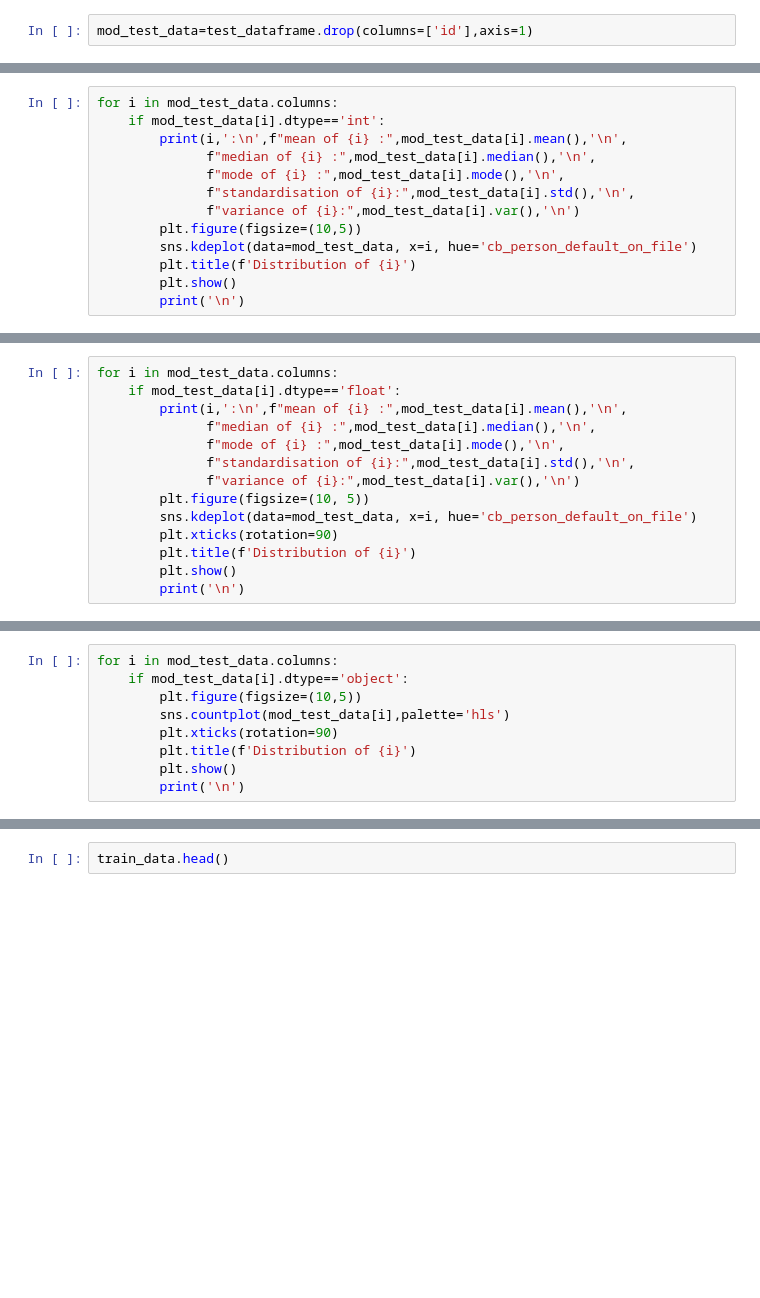
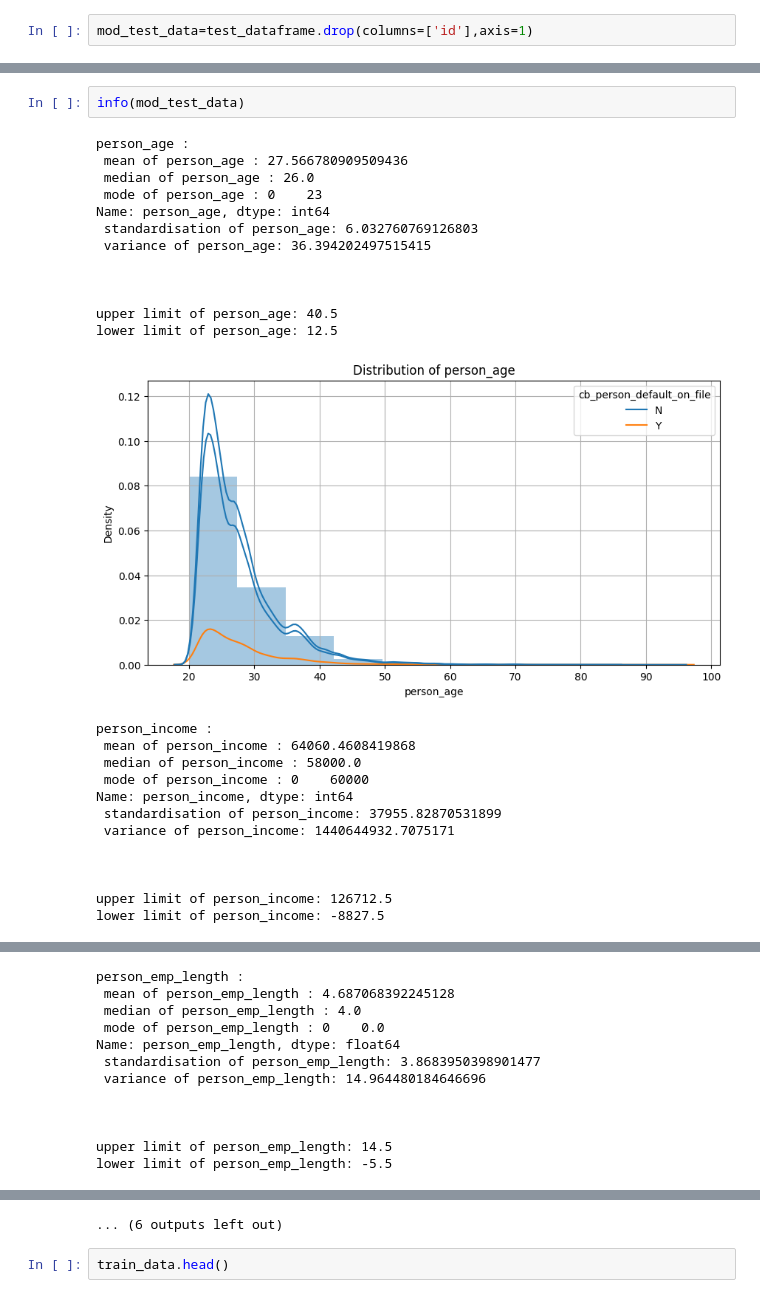
Before and after one commit to ankitg-02/kaggle-competition, a Jupyter notebook: Loan_approval_1.ipynb, the cells around one changed output, grey strips where cells are left out. Cells and saved outputs as stored; diff of their text form; blank space fills up the shorter version.

```diff
--- a/Loan_approval_1.ipynb
+++ b/Loan_approval_1.ipynb
@@ -141,16 +141,3 @@ mod_test_data.describe(include="all")
 | 50% | 26.000000 | 5.800000e+04 | NaN | 4.000000 | NaN | NaN | ... |
 | 75% | 30.000000 | 7.588500e+04 | NaN | 7.000000 | NaN | NaN | ... |
 | max | 94.000000 | 1.900000e+06 | NaN | 42.000000 | NaN | NaN | ... |
-# %%
-for i in mod_test_data.columns:
-    if mod_test_data[i].dtype=='int':
-        print(i,':\n',f"mean of {i} :",mod_test_data[i].mean(),'\n',
-              f"median of {i} :",mod_test_data[i].median(),'\n',
-              f"mode of {i} :",mod_test_data[i].mode(),'\n',
-              f"standardisation of {i}:",mod_test_data[i].std(),'\n',
-              f"variance of {i}:",mod_test_data[i].var(),'\n')
-        plt.figure(figsize=(10,5))
-        sns.kdeplot(data=mod_test_data, x=i, hue='cb_person_default_on_file')
-        plt.title(f'Distribution of {i}')
-        plt.show()
-        print('\n')
@@ -190,14 +143,0 @@ Name: cb_person_cred_hist_length, dtype: int64
-# %%
-for i in mod_test_data.columns:
-    if mod_test_data[i].dtype=='float':
-        print(i,':\n',f"mean of {i} :",mod_test_data[i].mean(),'\n',
-              f"median of {i} :",mod_test_data[i].median(),'\n',
-              f"mode of {i} :",mod_test_data[i].mode(),'\n',
-              f"standardisation of {i}:",mod_test_data[i].std(),'\n',
-              f"variance of {i}:",mod_test_data[i].var(),'\n')
-        plt.figure(figsize=(10, 5))
-        sns.kdeplot(data=mod_test_data, x=i, hue='cb_person_default_on_file')
-        plt.xticks(rotation=90)
-        plt.title(f'Distribution of {i}')
-        plt.show()
-        print('\n')
@@ -229,9 +143,0 @@ Name: loan_percent_income, dtype: float64
-# %%
-for i in mod_test_data.columns:
-    if mod_test_data[i].dtype=='object':
-        plt.figure(figsize=(10,5))
-        sns.countplot(mod_test_data[i],palette='hls')
-        plt.xticks(rotation=90)
-        plt.title(f'Distribution of {i}')
-        plt.show()
-        print('\n')
@@ -242,0 +197,28 @@ for i in mod_test_data.columns:
+# %%
+info(mod_test_data)
+# %% [output]
+person_age :
+ mean of person_age : 27.566780909509436
+ median of person_age : 26.0
+ mode of person_age : 0    23
+Name: person_age, dtype: int64
+ standardisation of person_age: 6.032760769126803
+ variance of person_age: 36.394202497515415
+
+
+
+upper limit of person_age: 40.5
+lower limit of person_age: 12.5
+[figure, added]
+person_income :
+ mean of person_income : 64060.4608419868
+ median of person_income : 58000.0
+ mode of person_income : 0    60000
+Name: person_income, dtype: int64
+ standardisation of person_income: 37955.82870531899
+ variance of person_income: 1440644932.7075171
+
+
+
+upper limit of person_income: 126712.5
+lower limit of person_income: -8827.5
@@ -242,0 +227,12 @@ for i in mod_test_data.columns:
+person_emp_length :
+ mean of person_emp_length : 4.687068392245128
+ median of person_emp_length : 4.0
+ mode of person_emp_length : 0    0.0
+Name: person_emp_length, dtype: float64
+ standardisation of person_emp_length: 3.8683950398901477
+ variance of person_emp_length: 14.964480184646696
+
+
+
+upper limit of person_emp_length: 14.5
+lower limit of person_emp_length: -5.5
@@ -243,3 +267,4 @@ for i in mod_test_data.columns:
+... (6 outputs left out)
 # %%
 train_data.head()
 # %% [output]
```
Also changed, not shown: parts of 14 cells of this notebook.
